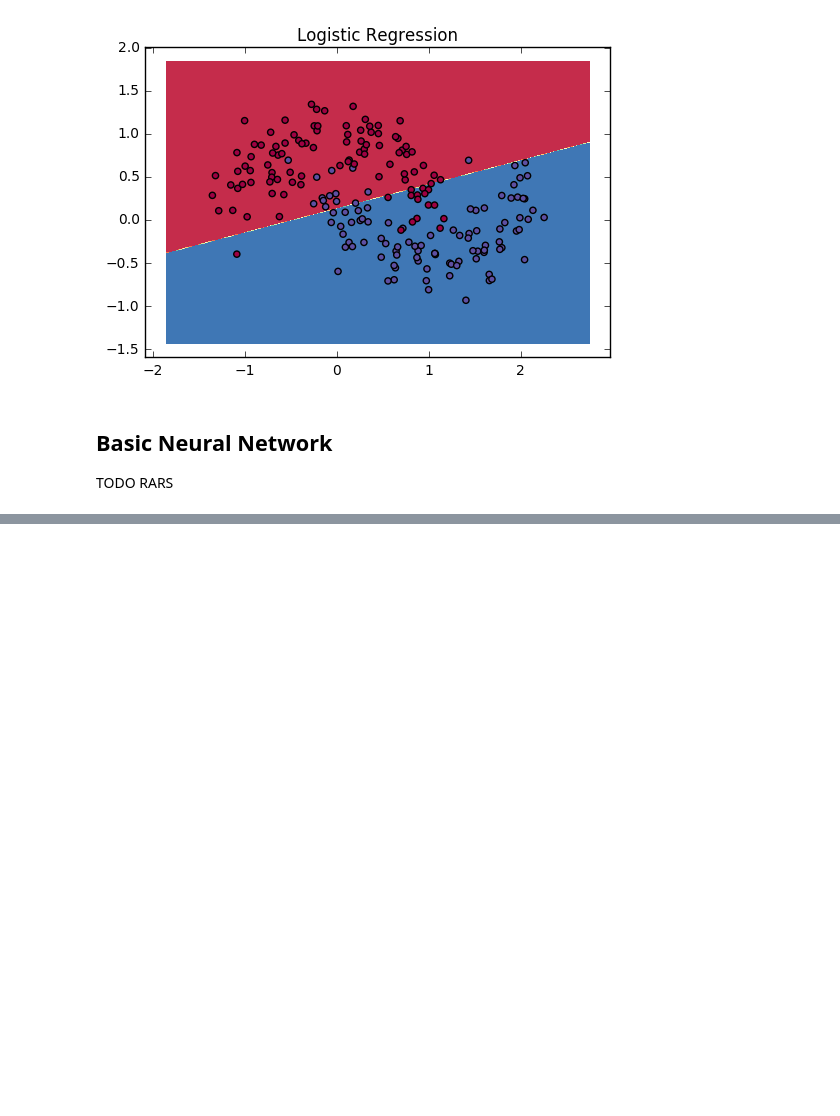
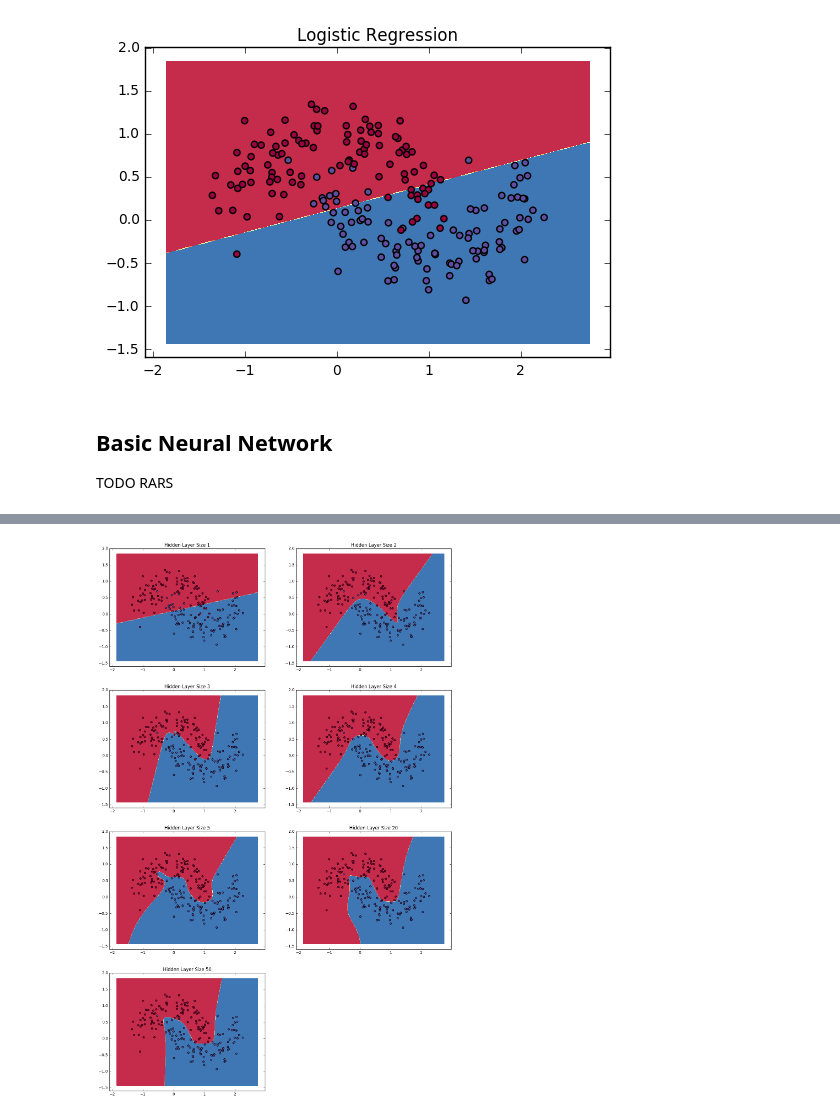
Before and after one commit to rrivera1849/machine-learning, a Jupyter notebook: neural-networks/basic-neural-network.ipynb, the cells around one changed output, grey strips where cells are left out. Saved outputs shown, nothing was run; the diff lists cells and outputs as text; code cells hidden in the pictures; blank space fills up the shorter version.

```diff
--- a/neural-networks/basic-neural-network.ipynb
+++ b/neural-networks/basic-neural-network.ipynb
@@ -96,7 +96,9 @@ def calculate_loss (model):
     data_loss = np.sum (correct_logprobs)
 
     # Regularization Parameter
-    # data_loss += reg_lambda/2 * (np.sum (np.square (W1)) + np.sum (np.square (W2)))
+    data_loss += reg_lambda/5 * (np.sum (np.square (W1)) + np.sum (np.square (W2)) \
+                                 + np.sum (np.square (W3)) + np.sum (np.square (W4)) \
+                                 + np.sum (np.square (W5)))
     return 1./num_examples * data_loss
 # %%
 def predict (model, X):
@@ -261,7 +257,7 @@ def build_model (nn_hdim, num_passes=20000, learning_rate = 0.01, stochastic=Fal
 
     return model
 # %%
-model = build_model (2, print_loss=True, mini_batch=True)
+model = build_model (2, print_loss=True, stochastic=True)
 
 plot_decision_boundary(lambda x: predict(model, x))
 plt.title("Decision Boundary for hidden layer size 3")
@@ -291,9 +287,11 @@ Loss after iteration 19000 : 0.104438
 # %%
 plt.figure (figsize=(16,32))
 hidden_layer_dimensions = [1, 2, 3, 4, 5, 20, 50]
 for i, nn_hdim in enumerate (hidden_layer_dimensions):
     plt.subplot(5, 2, i+1)
     plt.title("Hidden Layer Size %d" % nn_hdim)
-    model = build_model (nn_hdim, mini_batch=True)
+    model = build_model (nn_hdim, stochastic=True)
     plot_decision_boundary(lambda x: predict(model, x))
 plt.show ()
+# %% [output]
+[figure, added]
```
Also changed, not shown: parts of 2 cells of this notebook.
